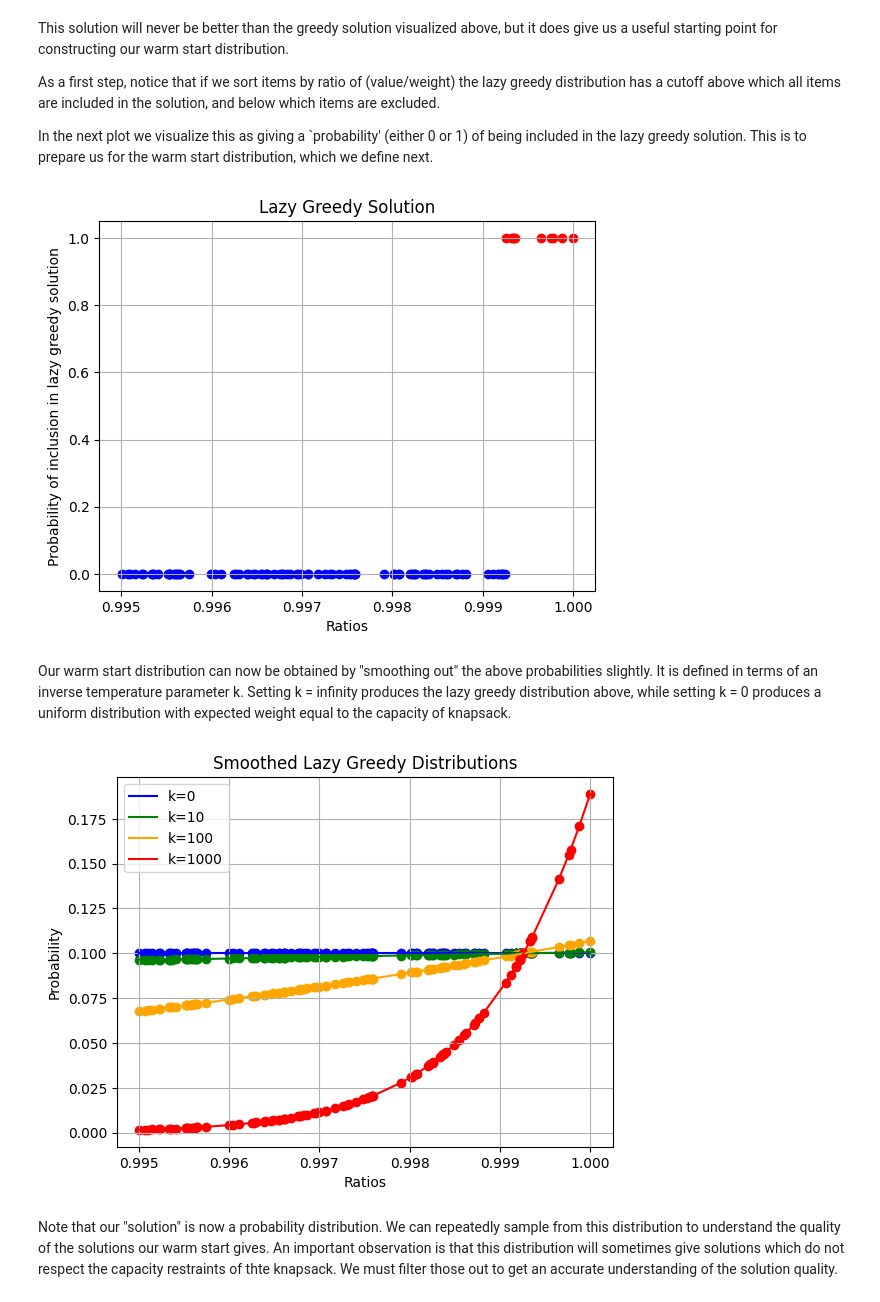
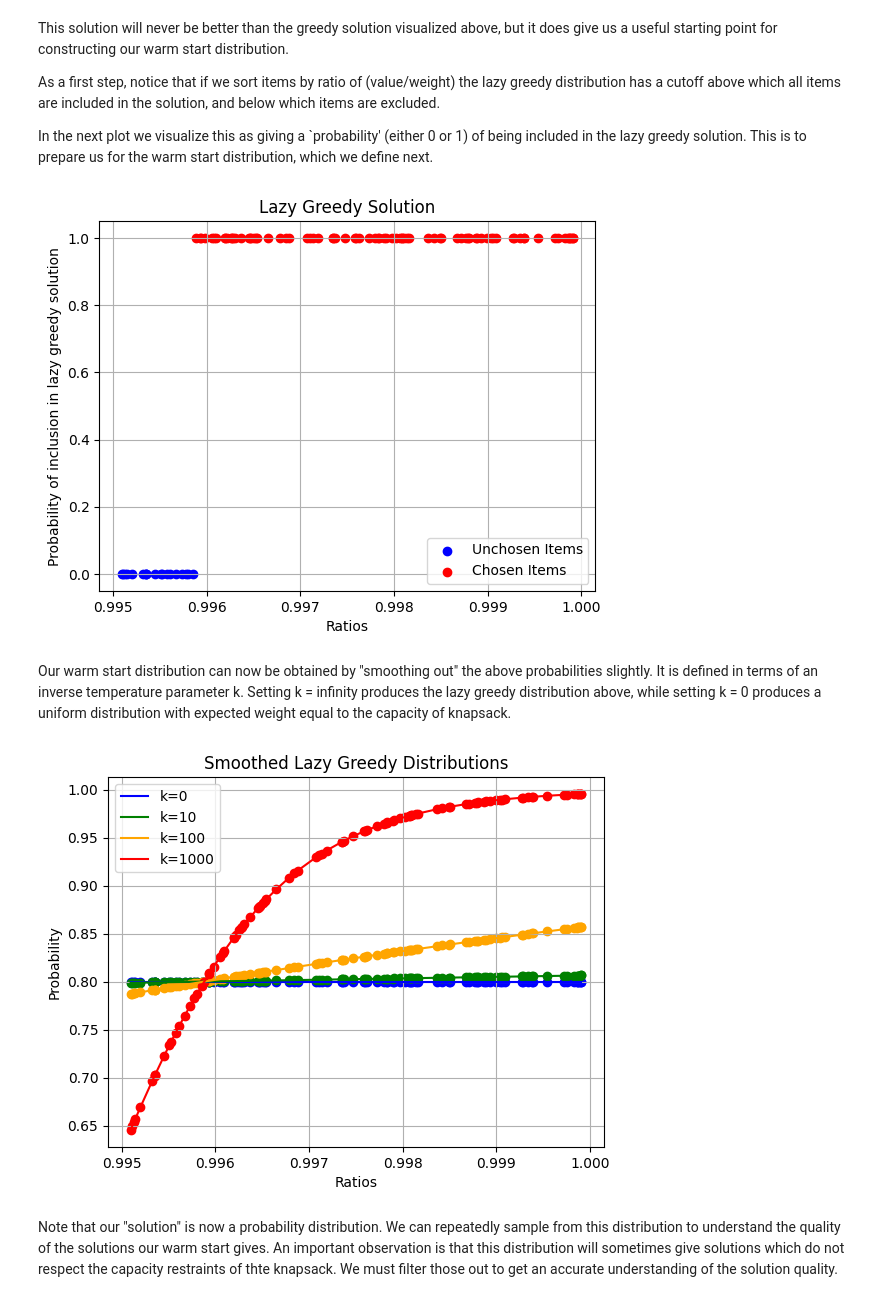
Before and after one commit to jhoule42/xQAOA_unit_commitment, a Jupyter notebook: demo.ipynb, the cells around one changed output. Drawn from its saved outputs; the diff is of its cells as text; code cells hidden in the pictures.

Commit message:
record plots with increased capacity

```diff
--- a/demo.ipynb
+++ b/demo.ipynb
@@ -34,12 +34,14 @@ To begine we initialize our hard knapsack distribution, including the capacity c
 # %%
 n = 100  # Number of items
 d = 4  # Technical term in definition of profit distribution setting how far values can differ from weights
+
+frac = 0.8
 
 # [weights,values] = generate_profit(n, d) # create the list of knapsack items
 ## Testing alternate generator
 [weights,values] = generate_random_ratio(n) # create the list of knapsack items
 
-capacity = 0.1 * np.sum(weights)  # Set weight limit to some % of total weight
+capacity = frac * np.sum(weights)  # Set weight limit to some % of total weight
 
 # Plot the knapsack items
 plt.scatter(weights, values, color='blue', marker='o', label='Knapsack Items')
@@ -206,14 +207,15 @@ In the next plot we visualize this as giving a `probability' (either 0 or 1) of
 # %%
 plt.figure()
 plt.scatter(ratios[~lgs], np.zeros_like(values[~lgs]), color='blue', marker='o', label='Unchosen Items')
-plt.scatter(ratios[lgs], np.ones_like(values[lgs]), color='red', marker='o', label='Unchosen Items')
+plt.scatter(ratios[lgs], np.ones_like(values[lgs]), color='red', marker='o', label='Chosen Items')
 plt.title('Lazy Greedy Solution')
 plt.xlabel('Ratios')
 plt.ylabel('Probability of inclusion in lazy greedy solution')
+plt.legend()
 plt.grid(True)
 plt.show()
 # %% [output]
-[figure, old version]
+[figure, new version]
 # %% [markdown]
 Our warm start distribution can now be obtained by "smoothing out" the above probabilities slightly. It is defined in terms of an inverse temperature parameter k. Setting k = infinity produces the lazy greedy distribution above, while setting k = 0 produces a uniform distribution with expected weight equal to the capacity of knapsack.
 # %%
@@ -244,7 +246,7 @@ plt.legend()
 plt.grid(True)
 plt.show()
 # %% [output]
-[figure, old version]
+[figure, new version]
 # %% [markdown]
 Note that our "solution" is now a probability distribution. We can repeatedly sample from this distribution to understand the quality of the solutions our warm start gives. An important observation is that this distribution will sometimes give solutions which do not respect the capacity restraints of thte knapsack. We must filter those out to get an accurate understanding of the solution quality.
 # %%
```
Also changed, not shown: parts of 24 cells of this notebook.
